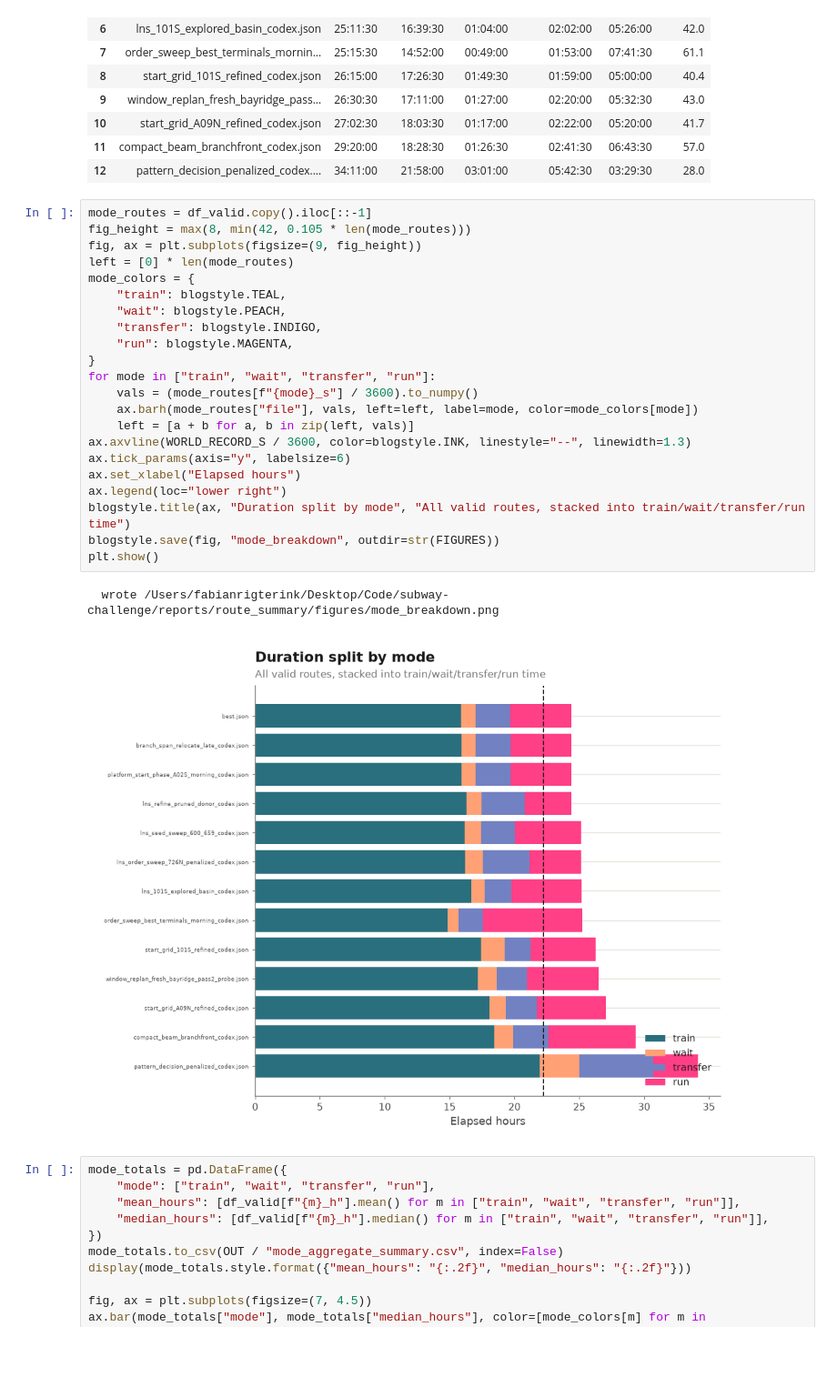
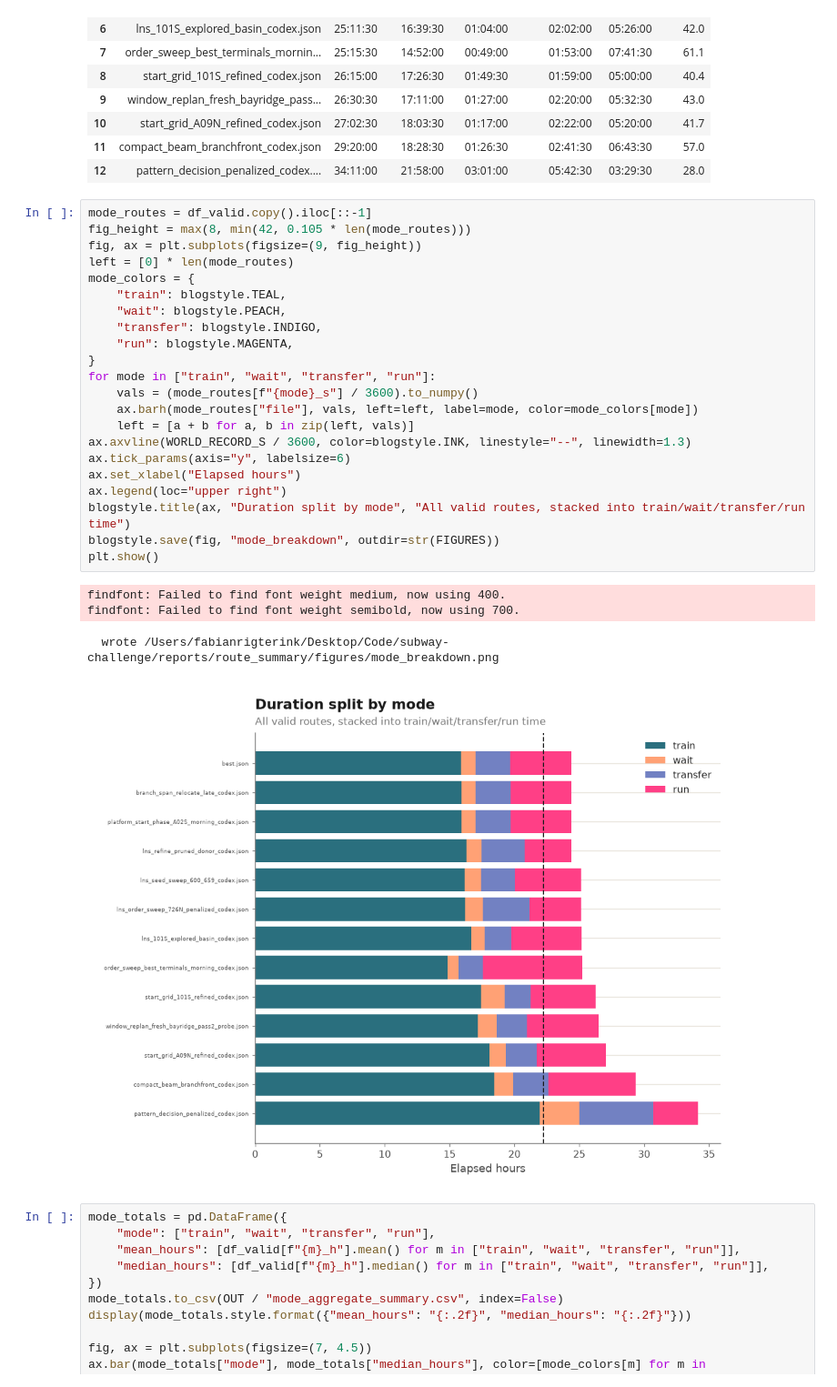
Before and after one commit to fabianrigterink/subway-challenge, a Jupyter notebook: notebooks/subway_route_summary.ipynb, the cells around one changed output. Shown at 91% size. Drawn from its saved outputs; the diff is of its cells as text; blank space fills up the shorter version.

```diff
--- a/notebooks/subway_route_summary.ipynb
+++ b/notebooks/subway_route_summary.ipynb
@@ -345,28 +345,30 @@ display(mode_summary[["file", "elapsed", "train_time", "wait_time", "transfer_ti
 # %%
 mode_routes = df_valid.copy().iloc[::-1]
 fig_height = max(8, min(42, 0.105 * len(mode_routes)))
 fig, ax = plt.subplots(figsize=(9, fig_height))
 left = [0] * len(mode_routes)
 mode_colors = {
     "train": blogstyle.TEAL,
     "wait": blogstyle.PEACH,
     "transfer": blogstyle.INDIGO,
     "run": blogstyle.MAGENTA,
 }
 for mode in ["train", "wait", "transfer", "run"]:
     vals = (mode_routes[f"{mode}_s"] / 3600).to_numpy()
     ax.barh(mode_routes["file"], vals, left=left, label=mode, color=mode_colors[mode])
     left = [a + b for a, b in zip(left, vals)]
 ax.axvline(WORLD_RECORD_S / 3600, color=blogstyle.INK, linestyle="--", linewidth=1.3)
 ax.tick_params(axis="y", labelsize=6)
 ax.set_xlabel("Elapsed hours")
-ax.legend(loc="lower right")
+ax.legend(loc="upper right")
 blogstyle.title(ax, "Duration split by mode", "All valid routes, stacked into train/wait/transfer/run time")
 blogstyle.save(fig, "mode_breakdown", outdir=str(FIGURES))
 plt.show()
 # %% [output]
-  wrote /Users/fabianrigterink/Desktop/Code/subway-challenge/reports/route_summary/figures/mode_breakdown.png
+findfont: Failed to find font weight medium, now using 400.
+findfont: Failed to find font weight semibold, now using 700.
+  wrote /Users/fabianrigterink/Desktop/Code/subway-challenge/reports/route_summary/figures/mode_breakdown.png
-[figure, old version]
+[figure, new version]
 # %%
 mode_totals = pd.DataFrame({
     "mode": ["train", "wait", "transfer", "run"],
```
Also changed, not shown: parts of 2 cells of this notebook.
